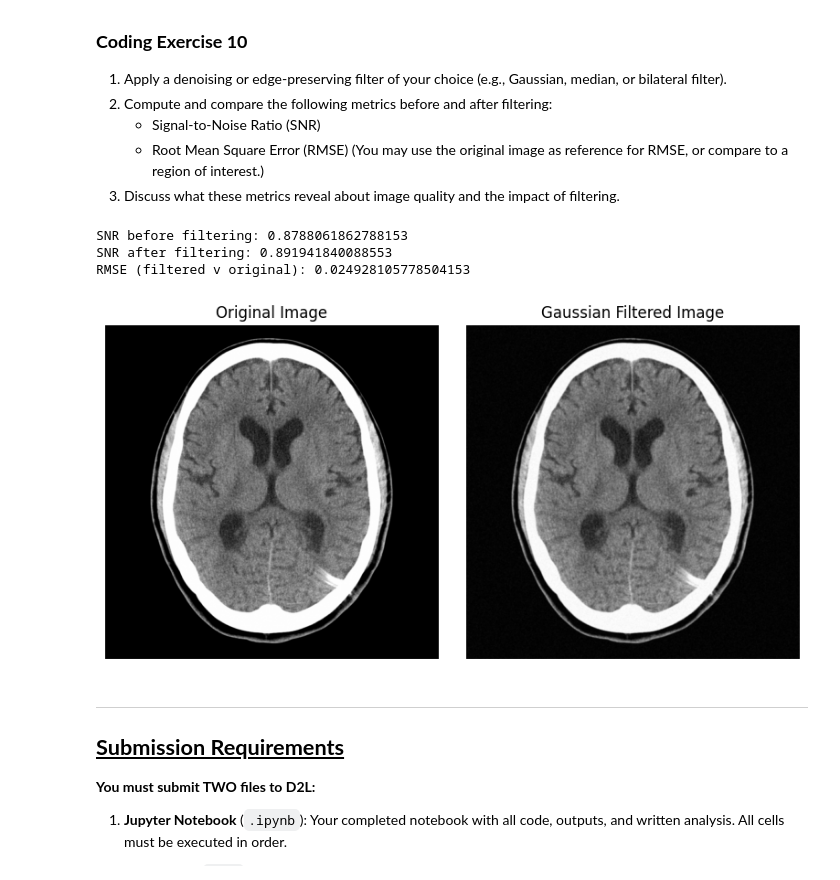
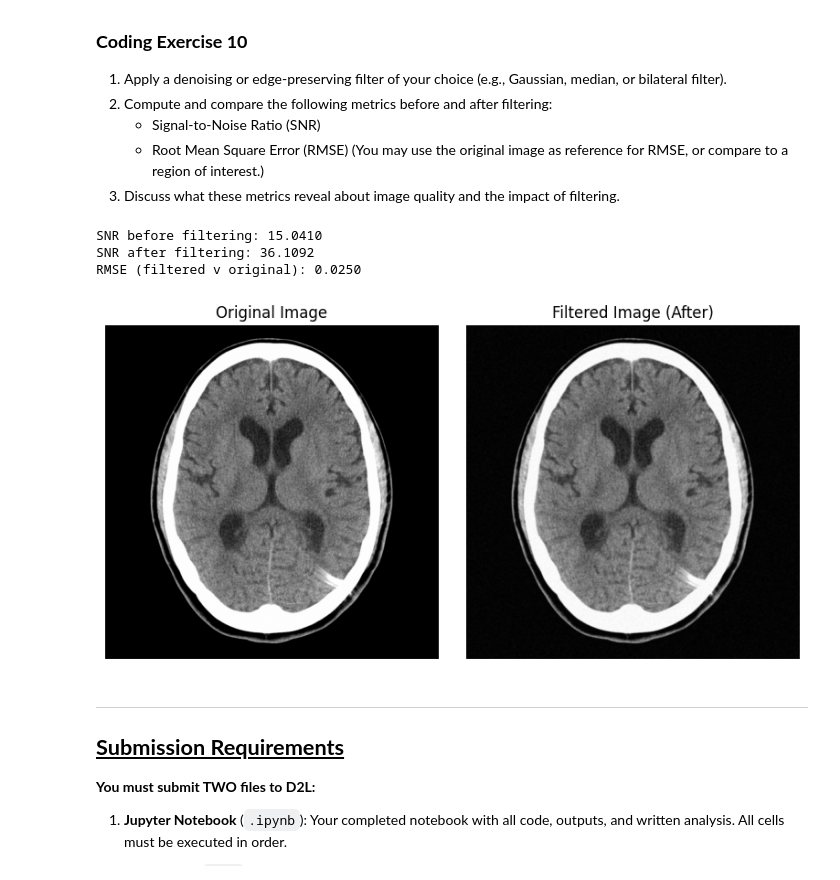
Before and after one commit to julianamassaro/BMEN509-623_Deliverable_2, a Jupyter notebook: deliverable-02-starter.ipynb, the cells around one changed output. Saved outputs shown, nothing was run; the diff lists cells and outputs as text; code cells hidden in the pictures.

```diff
--- a/deliverable-02-starter.ipynb
+++ b/deliverable-02-starter.ipynb
@@ -1077,47 +1080,55 @@ $$RMSE = \sqrt{\frac{1}{N} \sum_{i=1}^N (I_i - I_{ref,i})^2}$$
 # %%
 # USE IMAGE 'Brain_CT.png'
 from PIL import Image
-from scipy.ndimage import gaussian_filter
+from scipy.ndimage import gaussian_filter, median_filter
 
 img = Image.open('data/Brain_CT.png').convert('L')
 I = np.asarray(img).astype(np.float32)
-I = I/ 255.0
+I = np.asarray(img).astype(np.float32) / 255.0
 
 noise_sigma = 0.05
-noisy_img = I + np.random.normal(0, noise_sigma, I.shape)
-noisy_img = np.clip(noisy_img, 0, 1)
+noisy_img = np.clip(I + np.random.normal(0, noise_sigma, I.shape), 0, 1)
 
 # TODO: Apply a filter to img (e.g., Gaussian, median, etc.)
 filtered_img = gaussian_filter(noisy_img, sigma=1)
 
 # TODO: Compute SNR and RMSE before and after filtering
-def compute_snr(img):
-  return np.mean(img) / np.std(img)
-snr_before = compute_snr(noisy_img)
-snr_after = compute_snr(filtered_img)
-rmse = np.sqrt(np.mean((filtered_img - I)**2))
+def compute_snr(img_array, signal_mask, noise_mask):
+  mu_signal = float(np.mean(img_array[signal_mask]))
+  sigma_noise = float(np.std(img_array[noise_mask]))
+  return mu_signal / (sigma_noise + 1e-12)
 
-print("SNR before filtering:", snr_before)
-print("SNR after filtering:", snr_after)
-print("RMSE (filtered v original):", rmse)
+noise_mask = I < 0.05
+signal_mask = (I > 0.20) & (I < 0.75)
+if noise_mask.sum() == 0 or signal_mask.sum() == 0:
+  raise ValueError("No valid signal or noise regions found")
+
+snr_before = compute_snr(noisy_img, signal_mask, noise_mask)
+snr_after = compute_snr(filtered_img, signal_mask, noise_mask)
+rmse = float(np.sqrt(np.mean((filtered_img - I)**2)))
+
+print(f"SNR before filtering: {snr_before:.4f}")
+print(f"SNR after filtering: {snr_after:.4f}")
+print(f"RMSE (filtered v original): {rmse:.4f}")
 
 # TODO: Visualize the original and filtered images
 plt.figure(figsize=(12,4))
+
 plt.subplot(1,3,1)
 plt.imshow(I, cmap = 'gray')
 plt.title('Original Image')
 plt.axis('off')
 
 plt.subplot(1,3,2)
 plt.imshow(filtered_img, cmap = 'gray')
-plt.title('Gaussian Filtered Image')
+plt.title('Filtered Image (After)')
 plt.axis('off')
 
 plt.tight_layout()
 plt.show()
 # %% [output]
-SNR before filtering: 0.8788061862788153
-SNR after filtering: 0.891941840088553
-RMSE (filtered v original): 0.024928105778504153
+SNR before filtering: 15.0410
+SNR after filtering: 36.1092
+RMSE (filtered v original): 0.0250
-[figure, old version]
+[figure, new version]
 # %%
```
Also changed, not shown: parts of 14 cells of this notebook.
